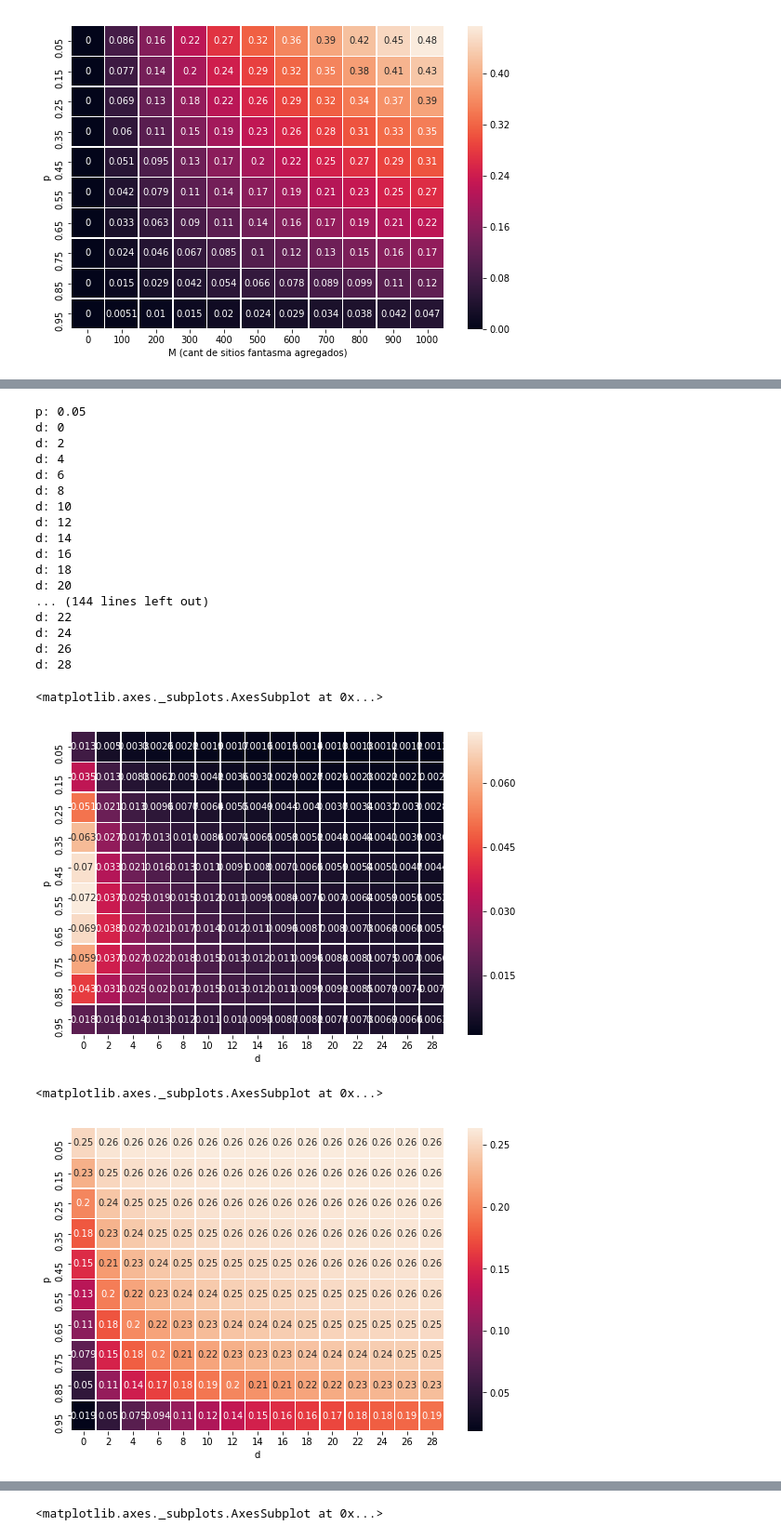
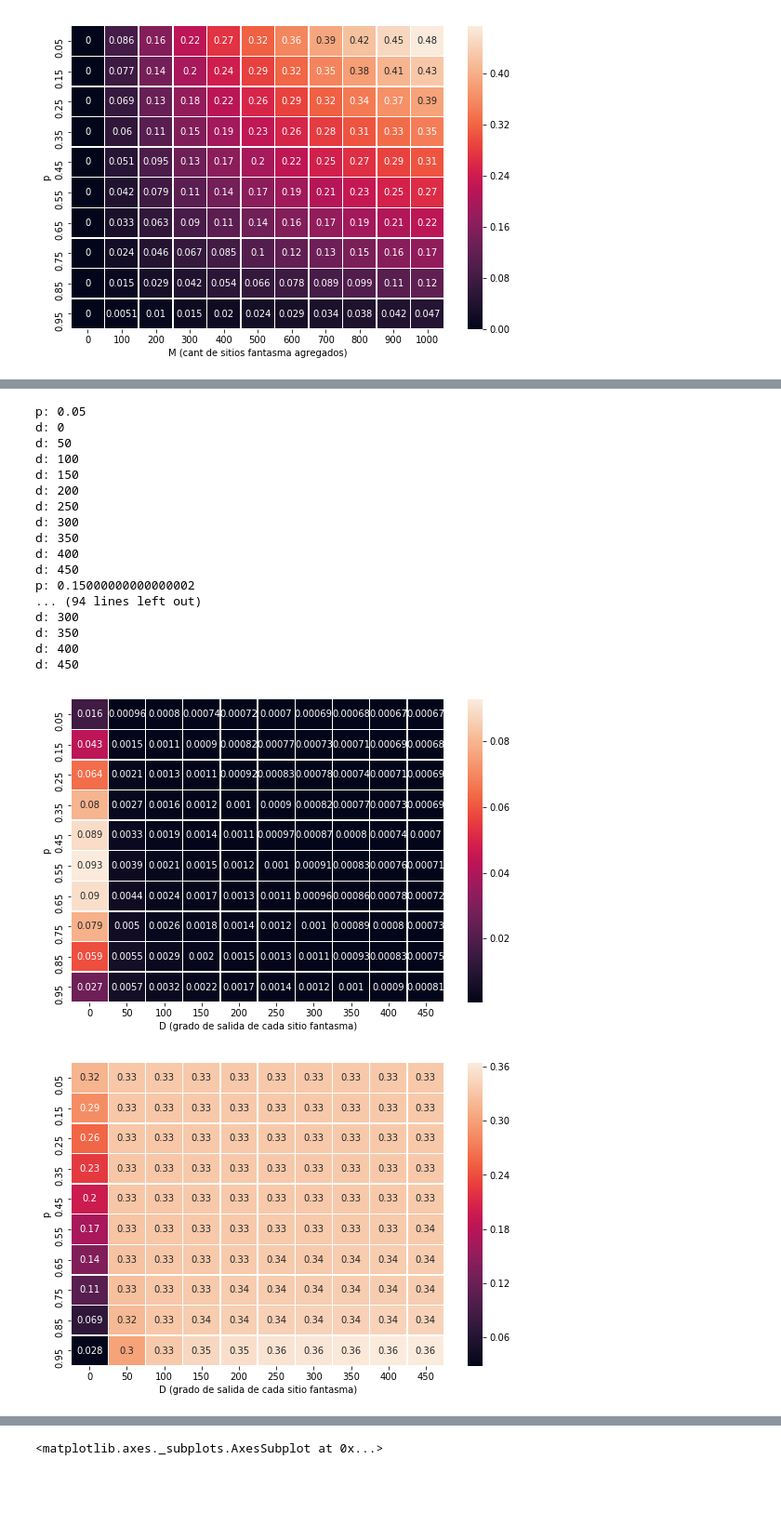
Before and after one commit to ABorgna/metnum, a Jupyter notebook: tp1/src/exp/exp_grafos_hack.ipynb, the cells around one changed output, grey strips where cells are left out. Shown at 93% size. Cells and saved outputs as stored; diff of their text form; code cells hidden in the pictures; blank space fills up the shorter version.

Commit message:
Actualizado la notebook de hacks. Arreglada una boludez en la impl. Subidas unas imagenes

```diff
--- a/tp1/src/exp/exp_grafos_hack.ipynb
+++ b/tp1/src/exp/exp_grafos_hack.ipynb
@@ -94,3 +89,10 @@ ax.set_xlabel('M (cant de sitios fantasma agregados)')
 f.savefig('img/hackestrelladummys.png')
 # %% [output]
 [figure]
+# %%
+dfart = pd.DataFrame(columns = ['p', 'm', 'val_dummy'])
+
+for m in range(0, 1001, 100):
+    print('m: {}'.format(m))
+    for p in [0.05 + 0.1*i for i in range(0, 10)]:
+        dfart.loc[len(dfart)] = [p, m, m*(1.0 - p)/(m+1001)]
@@ -96,0 +122,8 @@ f.savefig('img/hackestrelladummys.png')
+# %%
+dfart2 = pd.DataFrame(columns = ['p', 'm', 'val'])
+
+for m in range(0, 1001, 100):
+    print('m: {}'.format(m))
+    for p in [0.05 + 0.1*i for i in range(0, 10)]:
+        importancia_dummys = m*(1.0 - p)/(m+1001)
+        dfart2.loc[len(dfart2)] = [p, m, (1.0 - p)/(m+1001) + importancia_dummys*p]
@@ -97,18 +153,19 @@ f.savefig('img/hackestrelladummys.png')
 # %%
 matriz_fija = generar_grafo_random_m_fijo(1000, 5000)
 # %%
-m = 360
+# Aca lo hago hasta alcanzar grado de 499 en todos los nodos fantasma, de 50 en 50
+m = 500
 df = pd.DataFrame(columns = ['d', 'p', 'grafo', 'val', 'val_dummy'])
 
 for p in [0.05 + 0.1*i for i in range(0, 10)]:
     print('p: {}'.format(p))
     grafo_a_agregar = generar_grafo_trivial(m+1) # el nodo m es el especial
     for x in range(0, m):
-        grafo_a_agregar[x][m] = 1
-    for d in range(0, 30, 2):
+        grafo_a_agregar[x][m] = 1 # conecto todos a m
+    for d in range(0, 500, 50):
         print('d: {}'.format(d))
         if d:
-            for dif in range(d-1, d+1):
+            for dif in range(d-49, d+1):
                 for x in range(0, m):
                     grafo_a_agregar[x][(x+dif)%m] = 1
         guardar_matriz_en_archivo(generar_grafo_union([matriz_fija, grafo_a_agregar]), 'hack_mtx.txt')
@@ -121,36 +178,40 @@ for p in [0.05 + 0.1*i for i in range(0, 10)]:
 # %% [output]
 p: 0.05
 d: 0
-d: 2
-d: 4
-d: 6
-d: 8
-d: 10
-d: 12
-d: 14
-d: 16
-d: 18
-d: 20
-... (144 lines left out)
-d: 22
-d: 24
-d: 26
-d: 28
+d: 50
+d: 100
+d: 150
+d: 200
+d: 250
+d: 300
+d: 350
+d: 400
+d: 450
+p: 0.15000000000000002
+... (94 lines left out)
+d: 300
+d: 350
+d: 400
+d: 450
 # %%
 dfval = df.pivot('p', 'd', 'val')
 dfval = dfval[dfval.columns].astype(float)
 
 f, ax = plt.subplots(figsize=(9, 6))
 sns.heatmap(dfval, annot=True, linewidths=.5, ax=ax)
+ax.set_ylabel('p')
+ax.set_xlabel('D (grado de salida de cada sitio fantasma)')
+f.savefig('img/hackgrado500.png')
 # %% [output]
-<matplotlib.axes._subplots.AxesSubplot at 0x...>
-[figure, old version]
+[figure, new version]
 # %%
 dfval = df.pivot('p', 'd', 'val_dummy')
 dfval = dfval[dfval.columns].astype(float)
 
 f, ax = plt.subplots(figsize=(9, 6))
 sns.heatmap(dfval, annot=True, linewidths=.5, ax=ax)
+ax.set_ylabel('p')
+ax.set_xlabel('D (grado de salida de cada sitio fantasma)')
+f.savefig('img/hackgrado500dummy.png')
 # %% [output]
-<matplotlib.axes._subplots.AxesSubplot at 0x...>
-[figure, old version]
+[figure, new version]
```
Also changed, not shown: parts of 10 cells of this notebook, 9 other files.
